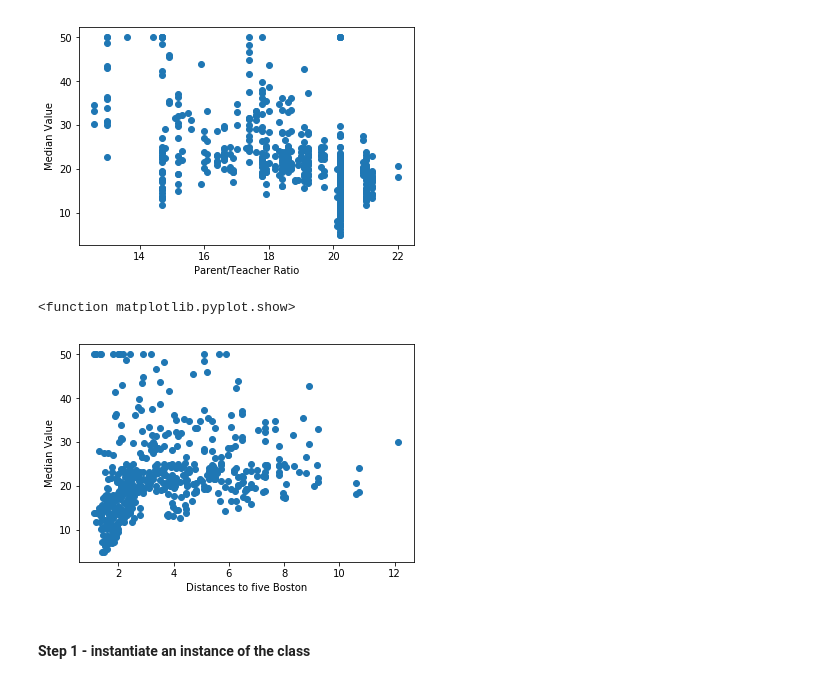
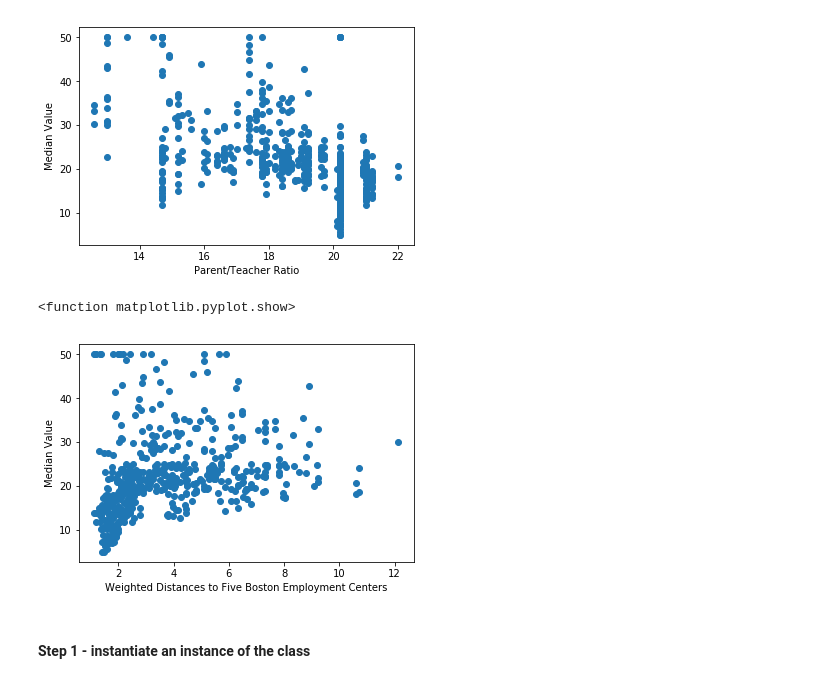
Before and after one commit to MohammedBhatti/code1, a Jupyter notebook: Project3.ipynb, the cells around one changed output. Drawn from its saved outputs; the diff is of its cells as text; code cells hidden in the pictures.

```diff
--- a/Project3.ipynb
+++ b/Project3.ipynb
@@ -183,12 +190,12 @@ plt.show
 [figure]
 # %%
 plt.scatter(X.DIS, y.MEDV)
-plt.xlabel('Distances to five Boston')
+plt.xlabel('Weighted Distances to Five Boston Employment Centers')
 plt.ylabel('Median Value')
 plt.show
 # %% [output]
 <function matplotlib.pyplot.show>
-[figure, old version]
+[figure, new version]
 # %% [markdown]
 #### Step 1 - instantiate an instance of the class
 # %%
```
Also changed, not shown: parts of 2 cells of this notebook.
